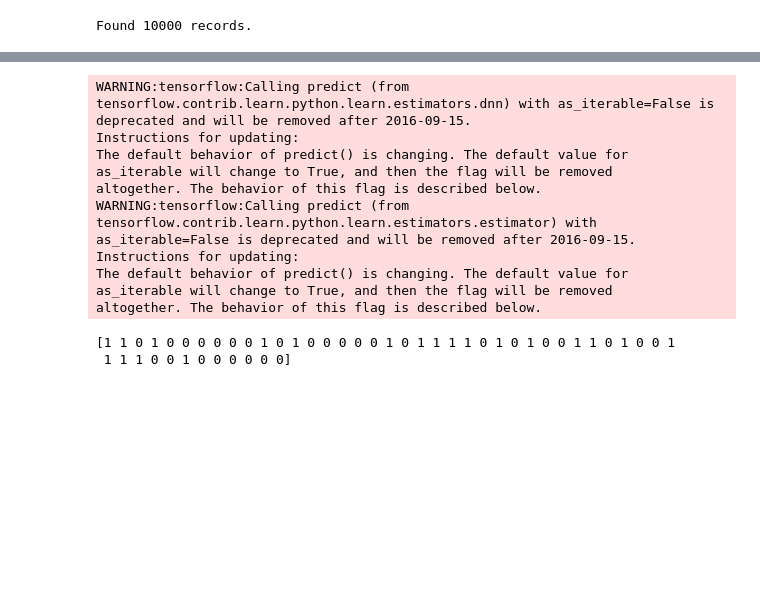
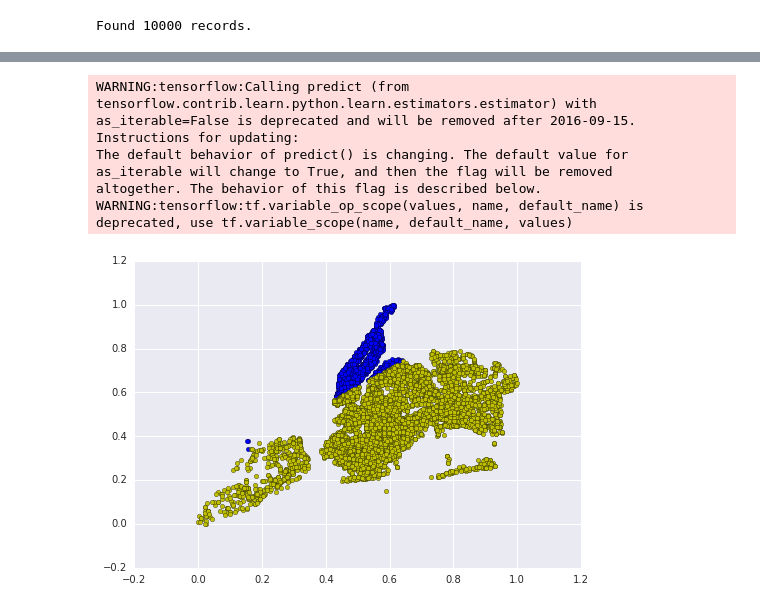
Before and after one commit to chakas/TensorFlow-for-absolute-beginners, a Jupyter notebook: 2. Classify Manhattan with TensorFlow.ipynb, the cells around one changed output, grey strips where cells are left out. Drawn from its saved outputs; the diff is of its cells as text; code cells hidden in the pictures; blank space fills up the shorter version.

```diff
--- a/2. Classify Manhattan with TensorFlow.ipynb
+++ b/2. Classify Manhattan with TensorFlow.ipynb
@@ -92,15 +93,9 @@ is_mt_test = is_mt[8000:9999]
 import tensorflow as tf
 
 feature_columns = [tf.contrib.layers.real_valued_column("", dimension=2)]
-
-#lc = tf.contrib.learn.LinearClassifier(feature_columns)
-
-lc = tf.contrib.learn.DNNClassifier(feature_columns=feature_columns,
-                                            hidden_units=[10],
-                                            n_classes=3,
-                                            model_dir="/tmp/mt_model")
-
+lc = tf.contrib.learn.LinearClassifier(feature_columns)
 lc.fit(x=latlng_train, y=is_mt_train, steps=2000)
+print('Accuracy: ' + str(lc.evaluate(x=latlng_test, y=is_mt_test)["accuracy"]))
 # %% [output]
 WARNING:tensorflow:Change warning: default value of `enable_centered_bias` will change after 2016-10-09. It will be disabled by default.Instructions for keeping existing behaviour:
 Explicitly set `enable_centered_bias` to 'True' if you want to keep existing behaviour.
@@ -115,15 +108,14 @@ TypeError: ufunc 'add' did not contain a loop with signature matching types dtyp
-# %%
-print (lc.predict(latlng_test)[100:149])
-# %% [output]
-WARNING:tensorflow:Calling predict (from tensorflow.contrib.learn.python.learn.estimators.dnn) with as_iterable=False is deprecated and will be removed after 2016-09-15.
-Instructions for updating:
-The default behavior of predict() is changing. The default value for
-as_iterable will change to True, and then the flag will be removed
-altogether. The behavior of this flag is described below.
-WARNING:tensorflow:Calling predict (from tensorflow.contrib.learn.python.learn.estimators.estimator) with as_iterable=False is deprecated and will be removed after 2016-09-15.
-Instructions for updating:
-The default behavior of predict() is changing. The default value for
-as_iterable will change to True, and then the flag will be removed
-altogether. The behavior of this flag is described below.
-[1 1 0 1 0 0 0 0 0 0 1 0 1 0 0 0 0 0 1 0 1 1 1 1 0 1 0 1 0 0 1 1 0 1 0 0 1
- 1 1 1 0 0 1 0 0 0 0 0 0]
+# %%
+is_mt_pred = lc.predict(latlng_std)
+
+plt.scatter(lng[is_mt_pred == 1], lat[is_mt_pred == 1], c='b')
+plt.scatter(lng[is_mt_pred == 0], lat[is_mt_pred == 0], c='y')
+plt.show()
+# %% [output]
+WARNING:tensorflow:Calling predict (from tensorflow.contrib.learn.python.learn.estimators.estimator) with as_iterable=False is deprecated and will be removed after 2016-09-15.
+Instructions for updating:
+The default behavior of predict() is changing. The default value for
+as_iterable will change to True, and then the flag will be removed
+altogether. The behavior of this flag is described below.
+WARNING:tensorflow:tf.variable_op_scope(values, name, default_name) is deprecated, use tf.variable_scope(name, default_name, values)
+[figure, added]
```
Also changed, not shown: parts of 8 cells of this notebook.
